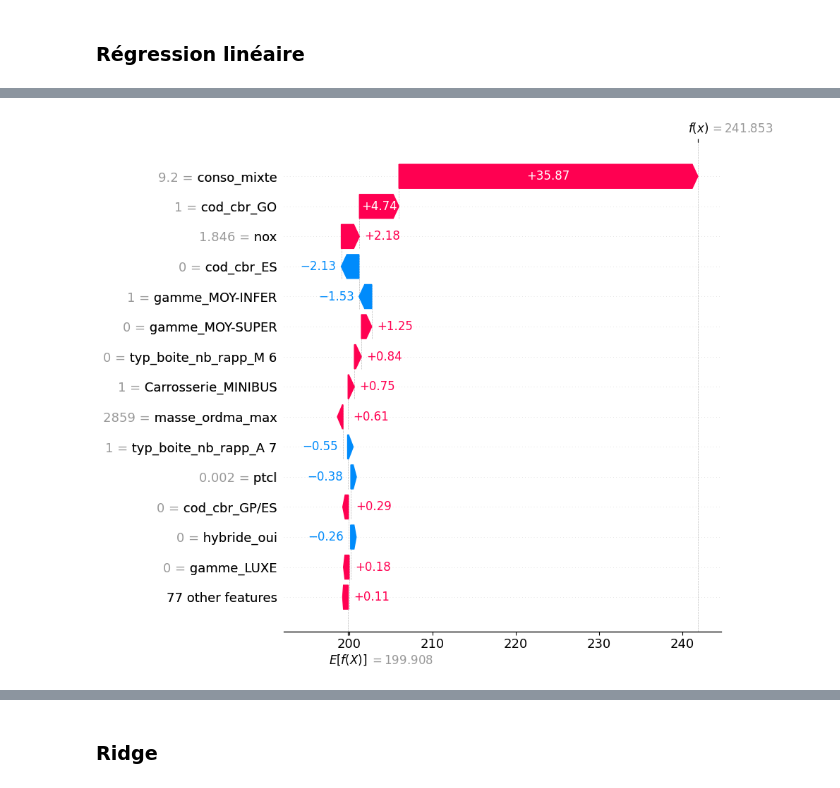
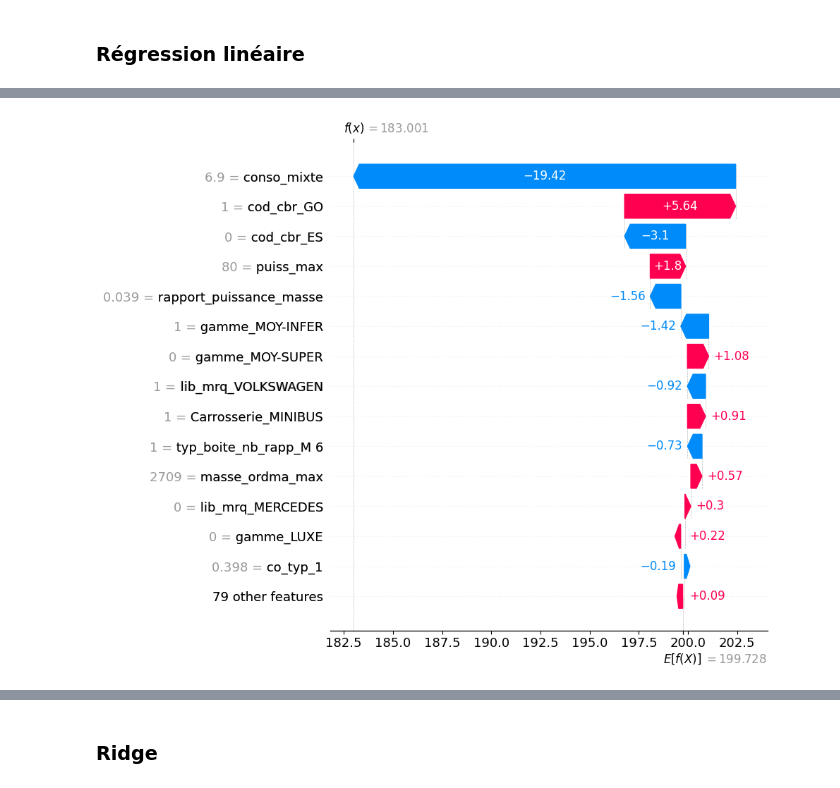
Before and after one commit to LarissaVarnakova/Projet_CO2, a Jupyter notebook: notebooks/modelisation.ipynb, the cells around one changed output, grey strips where cells are left out. Saved outputs shown, nothing was run; the diff lists cells and outputs as text; code cells hidden in the pictures.

Commit message:
Met à jour les data et notebooks depuis aziz-eda

```diff
--- a/notebooks/modelisation.ipynb
+++ b/notebooks/modelisation.ipynb
@@ -381,8 +389,11 @@ L'objectif est d'évaluer si cette pénalisation améliore les performances pré
 # %% [markdown]
 ### Entraînement du modèle
 # %%
-# Initialisation du modèle
-ridge = Ridge(alpha=1.0)
+# Initialisation du modèle avec standardisation
+ridge = Pipeline([
+    ("scaler", StandardScaler()),
+    ("ridge", Ridge(alpha=1.0))
+])
 
 # Entraînement
 ridge.fit(X_train, y_train)
@@ -582,8 +593,11 @@ L'objectif est d'évaluer si cette régularisation améliore les performances pr
 # %% [markdown]
 ### Entraînement du modèle
 # %%
-# Initialisation du modèle
-lasso = Lasso(alpha=1.0)
+# Initialisation du modèle Lasso avec standardisation
+lasso = Pipeline([
+    ("scaler", StandardScaler()),
+    ("lasso", Lasso(alpha=1.0, max_iter=10000))
+])
 
 # Entraînement
 lasso.fit(X_train, y_train)
@@ -1196,11 +1129,12 @@ Ces analyses complètent les métriques de performance en apportant une meilleur
 # SHAP - Régression linéaire
 # ==========================================================
 
+
 # ----------------------------------------------------------
 # 1. Sélection d'un échantillon pour l'analyse SHAP
 # ----------------------------------------------------------
 
-X_train_sample = X_train.sample(
+X_test_sample = X_test.sample(
     n=1000,
     random_state=42
 )
@@ -1227,9 +1161,8 @@ explainer = shap.LinearExplainer(
 # 4. Calcul des valeurs SHAP
 # ----------------------------------------------------------
 
-shap_values = explainer(X_train_sample)
+shap_values = explainer(X_test_sample)
 
-# Vérification des dimensions
 print(
     "Dimension des valeurs SHAP :",
     shap_values.values.shape
@@ -1239,30 +1172,17 @@ print(
 # GRAPHIQUE 1 : IMPORTANCE GLOBALE DES VARIABLES
 # ==========================================================
 
-plt.figure(figsize=(10, 8))
+# Calcul de l'importance moyenne absolue des valeurs SHAP
+importance_shap = pd.DataFrame({
+    "Variable": X_test_sample.columns,
+    "Importance SHAP moyenne": abs(shap_values.values).mean(axis=0)
+})
 
 display(
-    pd.DataFrame(
-        {
-            "Variable": X_train_sample.columns,
-            "SHAP": shap_values.values[59]
-        }
-    )
-    .sort_values(
-        "SHAP",
-        key=abs,
+    importance_shap.sort_values(
+        "Importance SHAP moyenne",
         ascending=False
-    )
-)
-
-print(
-    "Observation analysée :",
-    59
-)
-
-print(
-    "Index d'origine :",
-    X_train_sample.index[59]
+    ).head(20)
 )
 
 shap.plots.bar(
@@ -1276,18 +1196,15 @@ plt.title(
 )
 
 plt.tight_layout()
-
 plt.show()
 
 # ==========================================================
-# GRAPHIQUE 2 : IMPACT DES VARIABLES SUR LES PREDICTIONS
+# GRAPHIQUE 2 : IMPACT DES VARIABLES SUR LES PRÉDICTIONS
 # ==========================================================
-
-plt.figure(figsize=(12, 8))
 
 shap.summary_plot(
     shap_values.values,
-    X_train_sample,
+    X_test_sample,
     max_display=20,
     show=False
 )
@@ -1297,24 +1214,36 @@ plt.title(
 )
 
 plt.tight_layout()
-
 plt.show()
 
 # ==========================================================
-# GRAPHIQUE 3 : EXPLICATION D'UNE PREDICTION INDIVIDUELLE
+# GRAPHIQUE 3 : EXPLICATION D'UNE PRÉDICTION INDIVIDUELLE
 # ==========================================================
 
-# Observation utilisée pour l'explication individuelle
 index = 59
 
 print(
-    "Explication de la prédiction de l'observation :",
+    "Observation analysée :",
     index
 )
 
 print(
-    "Index réel de l'observation :",
-    X_train_sample.index[index]
+    "Index d'origine :",
+    X_test_sample.index[index]
+)
+
+# Contributions SHAP de l'observation sélectionnée
+display(
+    pd.DataFrame({
+        "Variable": X_test_sample.columns,
+        "SHAP": shap_values.values[index]
+    })
+    .sort_values(
+        "SHAP",
+        key=abs,
+        ascending=False
+    )
+    .head(20)
 )
 
 shap.plots.waterfall(
@@ -1345,4 +1293,4 @@ Index réel de l'observation : 18137
-[figure, old version]
+[figure, new version]
 # %% [markdown]
 ### Interprétation des résultats
 
```
Also changed, not shown: parts of 228 cells of this notebook, 7 other files.
